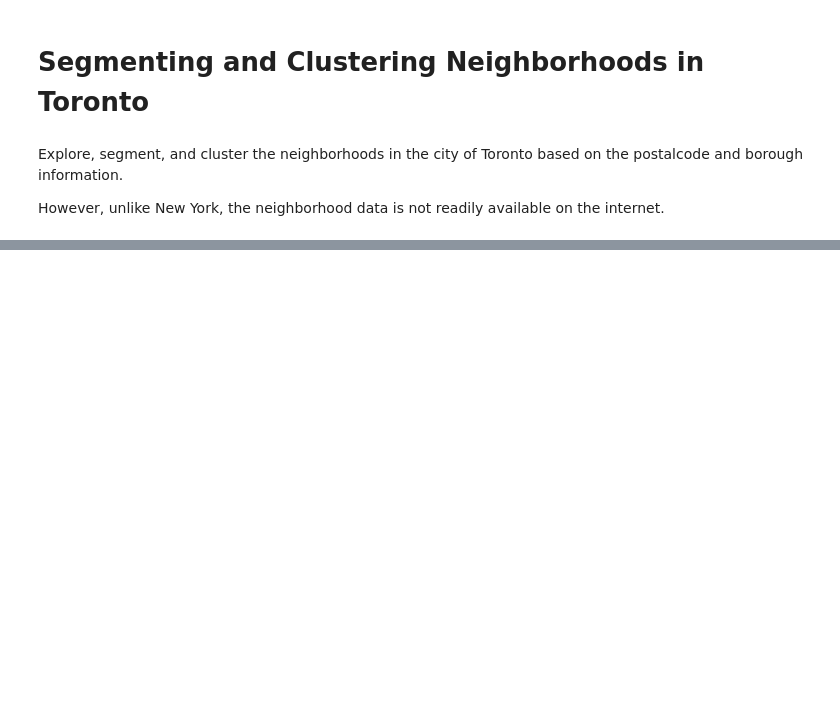
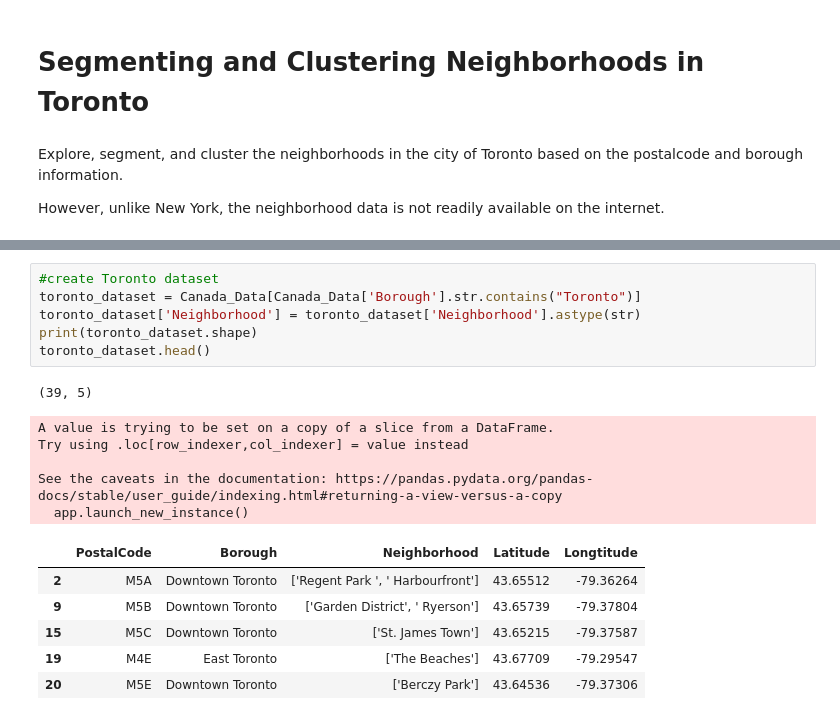
Before and after one commit to Stanley-Chan/Coursera_Capstone, a Jupyter notebook: Segmenting and Clustering Neighborhoods in Toronto.ipynb, the cells around one changed output, grey strips where cells are left out. Drawn from its saved outputs; the diff is of its cells as text; blank space fills up the shorter version.

```diff
--- a/Segmenting and Clustering Neighborhoods in Toronto.ipynb
+++ b/Segmenting and Clustering Neighborhoods in Toronto.ipynb
@@ -119,0 +135,19 @@ M8Z [43.62513000000007, -79.52680999999995]
+# %%
+#create Toronto dataset
+toronto_dataset = Canada_Data[Canada_Data['Borough'].str.contains("Toronto")]
+toronto_dataset['Neighborhood'] = toronto_dataset['Neighborhood'].astype(str)
+print(toronto_dataset.shape)
+toronto_dataset.head()
+# %% [output]
+(39, 5)
+A value is trying to be set on a copy of a slice from a DataFrame.
+Try using .loc[row_indexer,col_indexer] = value instead
+
+See the caveats in the documentation: https://pandas.pydata.org/pandas-docs/stable/user_guide/indexing.html#returning-a-view-versus-a-copy
+  app.launch_new_instance()
+|  | PostalCode | Borough | Neighborhood | Latitude | Longtitude |
+| 2 | M5A | Downtown Toronto | ['Regent Park ', ' Harbourfront'] | 43.65512 | -79.36264 |
+| 9 | M5B | Downtown Toronto | ['Garden District', ' Ryerson'] | 43.65739 | -79.37804 |
+| 15 | M5C | Downtown Toronto | ['St. James Town'] | 43.65215 | -79.37587 |
+| 19 | M4E | East Toronto | ['The Beaches'] | 43.67709 | -79.29547 |
+| 20 | M5E | Downtown Toronto | ['Berczy Park'] | 43.64536 | -79.37306 |
```
Also changed, not shown: parts of 21 cells of this notebook.
